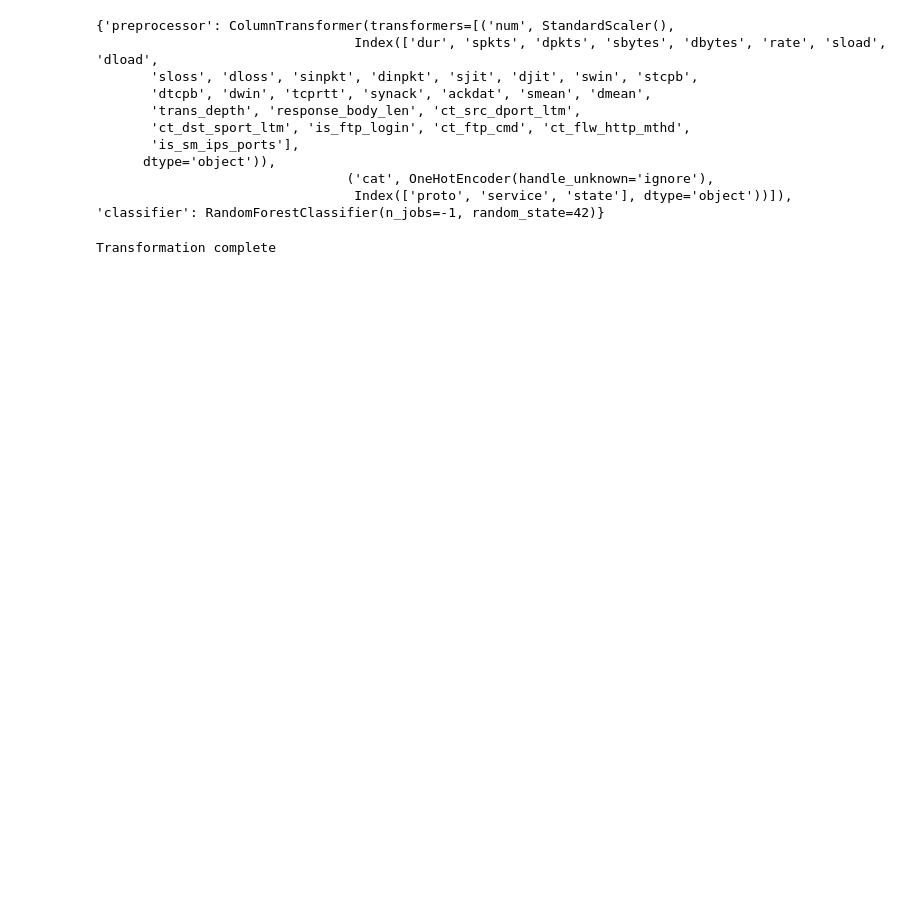
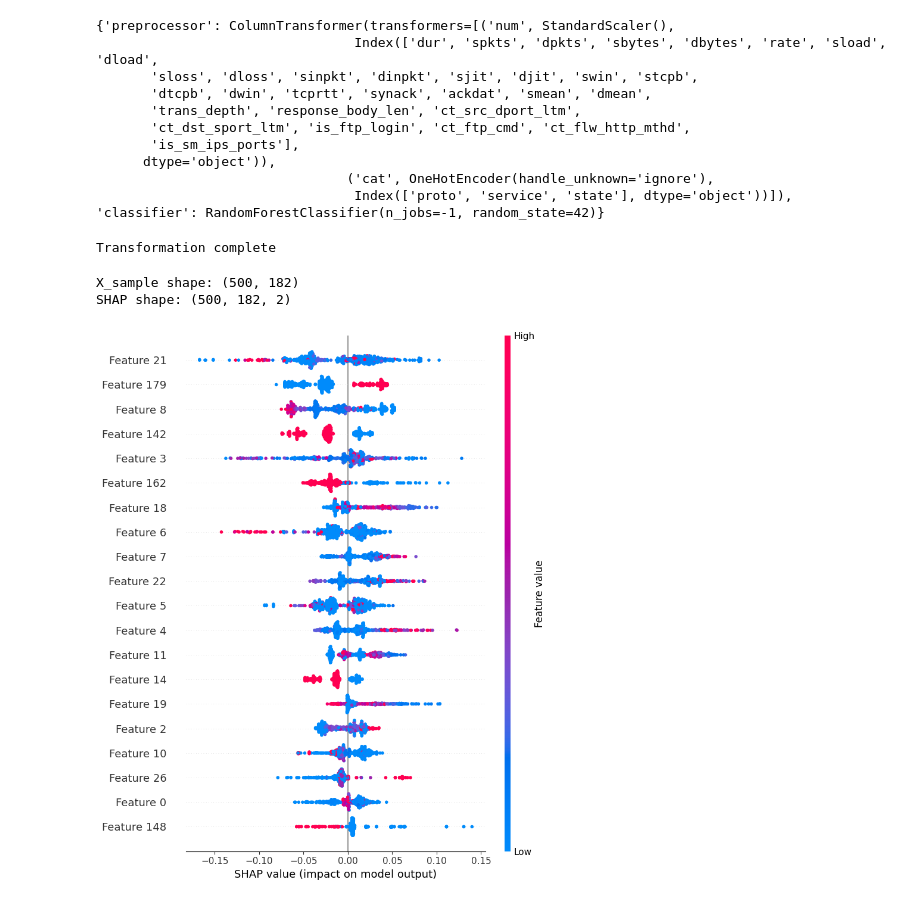
Before and after one commit to harsh27004/ai-ids, a Jupyter notebook: notebooks/preprocessing(UNSW-NB15).ipynb, the cells around one changed output. Cells and saved outputs as stored; diff of their text form; code cells hidden in the pictures; blank space fills up the shorter version.

```diff
--- a/notebooks/preprocessing(UNSW-NB15).ipynb
+++ b/notebooks/preprocessing(UNSW-NB15).ipynb
@@ -190,3 +189,13 @@ X_sample = X_train_transformed[:500]
 #create SHAP Explainer
 explainer = shap.TreeExplainer(rf_model)
 shap_values = explainer.shap_values(X_sample)
+# %%
+print("X_sample shape:", X_sample.shape)
+print("SHAP shape:", np.array(shap_values).shape)
+# %% [output]
+X_sample shape: (500, 182)
+SHAP shape: (500, 182, 2)
+# %%
+shap.summary_plot(shap_values[:, :, 1], X_sample)
+# %% [output]
+[figure, added]
```
Also changed, not shown: parts of 12 cells of this notebook, 3 other files.
